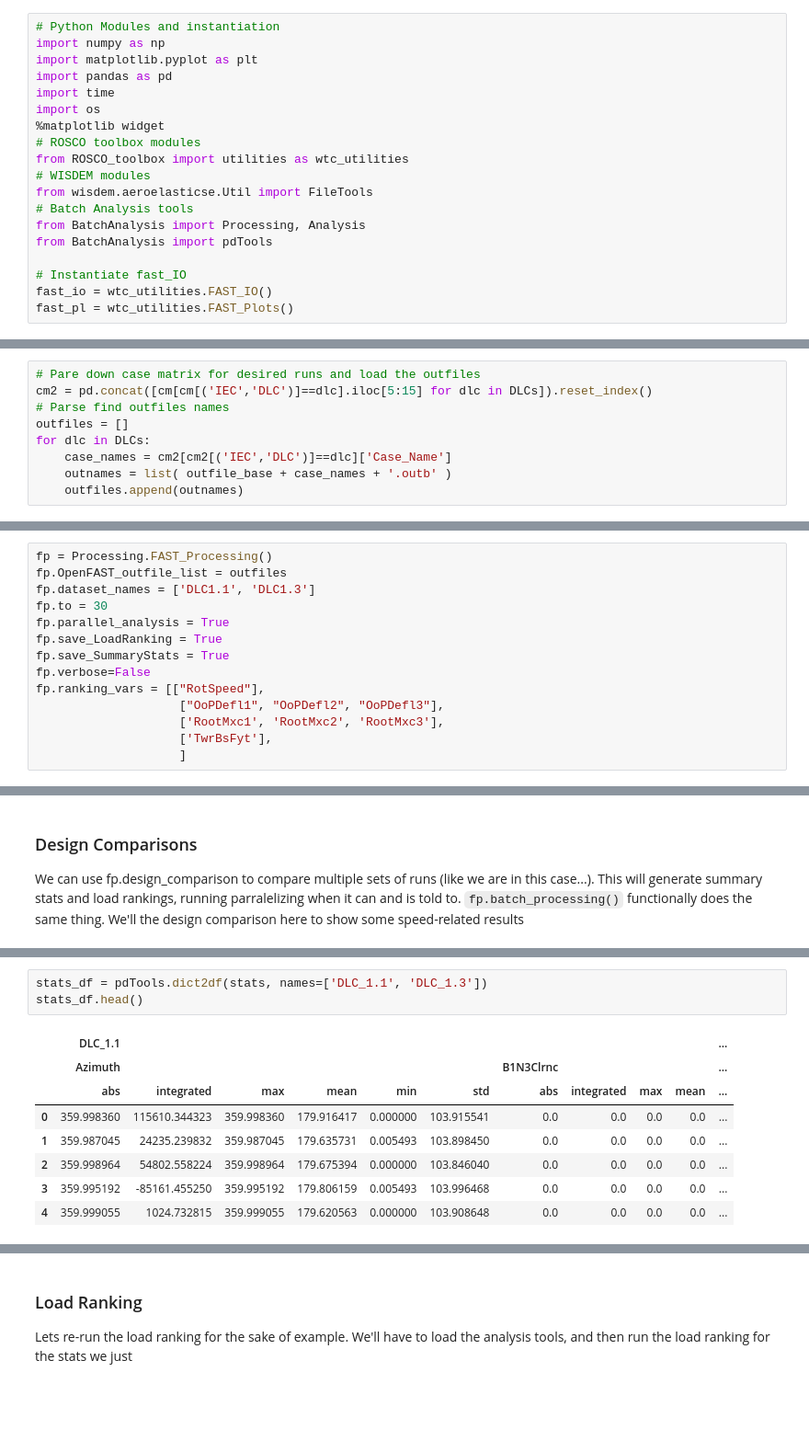
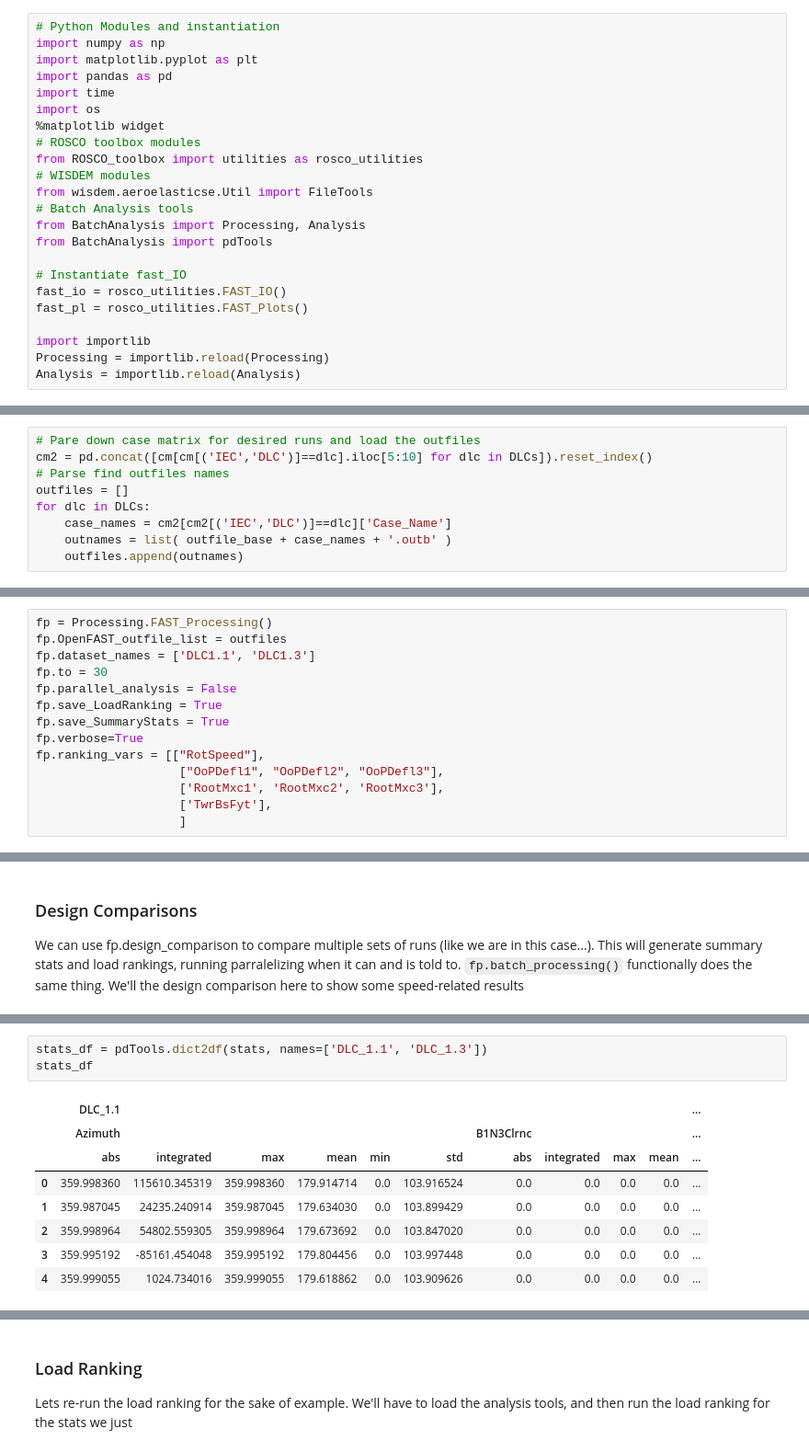
Before and after one commit to NREL/pCrunch, a Jupyter notebook: batch_processing.ipynb, the cells around one changed output, grey strips where cells are left out. Shown: that part at 92% size. Cells and saved outputs as stored; diff of their text form; blank space fills up the shorter version.

```diff
--- a/batch_processing.ipynb
+++ b/batch_processing.ipynb
@@ -13,7 +13,7 @@ import time
 import os
 %matplotlib widget
 # ROSCO toolbox modules
-from ROSCO_toolbox import utilities as wtc_utilities
+from ROSCO_toolbox import utilities as rosco_utilities
 # WISDEM modules
 from wisdem.aeroelasticse.Util import FileTools
 # Batch Analysis tools
@@ -21,8 +21,12 @@ from BatchAnalysis import Processing, Analysis
 from BatchAnalysis import pdTools
 
 # Instantiate fast_IO
-fast_io = wtc_utilities.FAST_IO()
-fast_pl = wtc_utilities.FAST_Plots()
+fast_io = rosco_utilities.FAST_IO()
+fast_pl = rosco_utilities.FAST_Plots()
+
+import importlib
+Processing = importlib.reload(Processing)
+Analysis = importlib.reload(Analysis)
 # %% [markdown]
 ### Define file paths and filenames
 I'm loading a case matrix output from using wisdem.aeroelasticse.CaseGen_General to run a series of batch runs to initialize the output files here. I'm just using some saved runs on my computer that are of no actual significants (and actually don't look great, but get the point accross).
@@ -54,7 +58,7 @@ cm
 DLCs = [1.1, 1.3]
 # %%
 # Pare down case matrix for desired runs and load the outfiles
-cm2 = pd.concat([cm[cm[('IEC','DLC')]==dlc].iloc[5:15] for dlc in DLCs]).reset_index()
+cm2 = pd.concat([cm[cm[('IEC','DLC')]==dlc].iloc[5:10] for dlc in DLCs]).reset_index()
 # Parse find outfiles names
 outfiles = []
 for dlc in DLCs:
@@ -96,10 +90,10 @@ fp = Processing.FAST_Processing()
 fp.OpenFAST_outfile_list = outfiles
 fp.dataset_names = ['DLC1.1', 'DLC1.3']
 fp.to = 30
-fp.parallel_analysis = True
+fp.parallel_analysis = False
 fp.save_LoadRanking = True
 fp.save_SummaryStats = True
-fp.verbose=False
+fp.verbose=True
 fp.ranking_vars = [["RotSpeed"],
                     ["OoPDefl1", "OoPDefl2", "OoPDefl3"],
                     ['RootMxc1', 'RootMxc2', 'RootMxc3'],
@@ -135,15 +147,15 @@ The data here is just for three runs for simplicity. Usually you'd do this for a
 # %%
 stats_df = pdTools.dict2df(stats, names=['DLC_1.1', 'DLC_1.3'])
-stats_df.head()
+stats_df
 # %% [output]
 |  | DLC_1.1 |  |  |  |  |  |  |  |  |  | ... |
 |  | Azimuth |  |  |  |  |  | B1N3Clrnc |  |  |  | ... |
 |  | abs | integrated | max | mean | min | std | abs | integrated | max | mean | ... |
-| 0 | 359.998360 | 115610.344323 | 359.998360 | 179.916417 | 0.000000 | 103.915541 | 0.0 | 0.0 | 0.0 | 0.0 | ... |
-| 1 | 359.987045 | 24235.239832 | 359.987045 | 179.635731 | 0.005493 | 103.898450 | 0.0 | 0.0 | 0.0 | 0.0 | ... |
-| 2 | 359.998964 | 54802.558224 | 359.998964 | 179.675394 | 0.000000 | 103.846040 | 0.0 | 0.0 | 0.0 | 0.0 | ... |
-| 3 | 359.995192 | -85161.455250 | 359.995192 | 179.806159 | 0.005493 | 103.996468 | 0.0 | 0.0 | 0.0 | 0.0 | ... |
-| 4 | 359.999055 | 1024.732815 | 359.999055 | 179.620563 | 0.000000 | 103.908648 | 0.0 | 0.0 | 0.0 | 0.0 | ... |
+| 0 | 359.998360 | 115610.345319 | 359.998360 | 179.914714 | 0.0 | 103.916524 | 0.0 | 0.0 | 0.0 | 0.0 | ... |
+| 1 | 359.987045 | 24235.240914 | 359.987045 | 179.634030 | 0.0 | 103.899429 | 0.0 | 0.0 | 0.0 | 0.0 | ... |
+| 2 | 359.998964 | 54802.559305 | 359.998964 | 179.673692 | 0.0 | 103.847020 | 0.0 | 0.0 | 0.0 | 0.0 | ... |
+| 3 | 359.995192 | -85161.454048 | 359.995192 | 179.804456 | 0.0 | 103.997448 | 0.0 | 0.0 | 0.0 | 0.0 | ... |
+| 4 | 359.999055 | 1024.734016 | 359.999055 | 179.618862 | 0.0 | 103.909626 | 0.0 | 0.0 | 0.0 | 0.0 | ... |
 5 rows × 1296 columns
 # %% [markdown]
 ### Load Ranking
```
Also changed, not shown: parts of 5 cells of this notebook, 2 other files.
